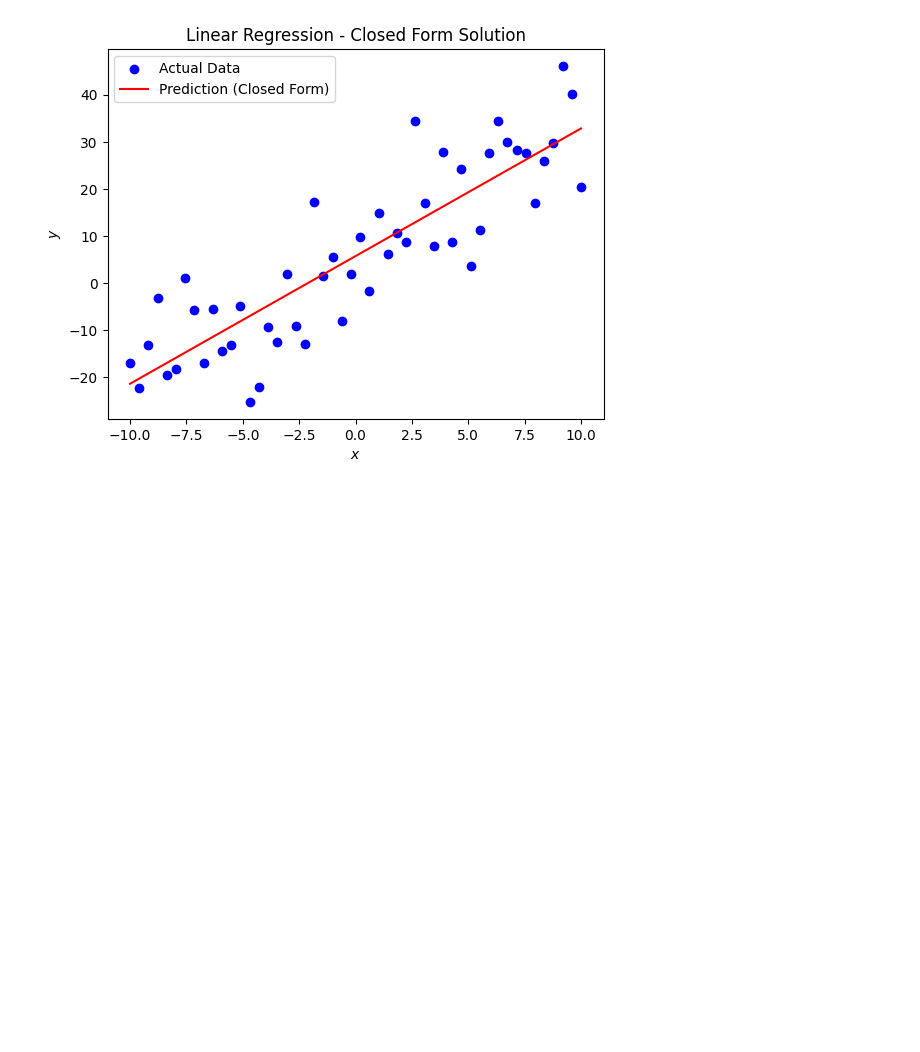
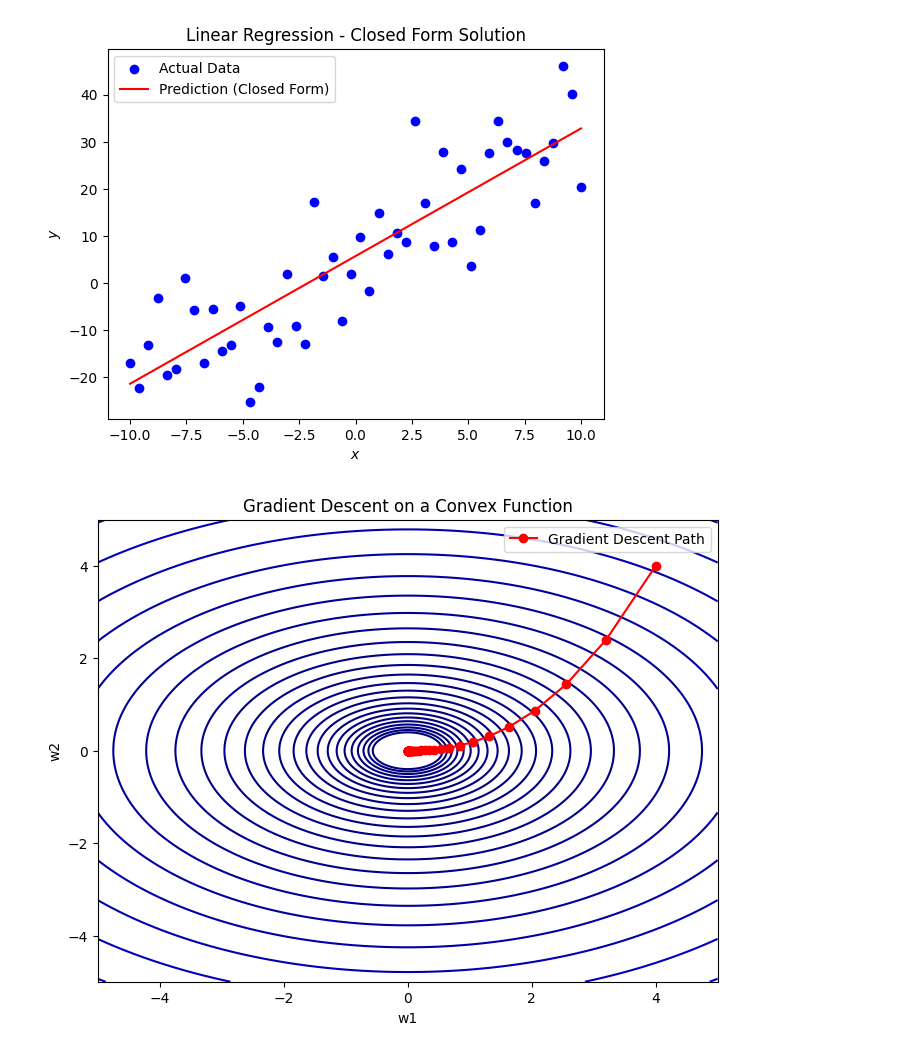
Before and after one commit to MarziehFarshid/learn1, a Jupyter notebook: Learn1.ipynb, the cells around one changed output. Saved outputs shown, nothing was run; the diff lists cells and outputs as text; code cells hidden in the pictures; blank space fills up the shorter version.

```diff
--- a/Learn1.ipynb
+++ b/Learn1.ipynb
@@ -55,3 +55,41 @@ plt.legend()
 plt.show()
 # %% [output]
 [figure]
+# %%
+def J_convex(w):
+    return w[0]**2 + 2 * w[1]**2
+
+def grad_J_convex(w):
+    return np.array([2 * w[0], 4 * w[1]])
+# %%
+def gradient_descent(grad, w_init, learning_rate=0.1, n_steps=20):
+    w = np.array(w_init)
+    path = [w.copy()]
+
+    for step in range(n_steps):
+        grad_w = grad(w)
+        w = w - learning_rate * grad_w
+        path.append(w.copy())
+
+    return np.array(path)
+# %%
+w_init = [4, 4]
+path_convex = gradient_descent(grad_J_convex, w_init, learning_rate=0.1, n_steps=50)
+
+w1_vals = np.linspace(-5, 5, 400)
+w2_vals = np.linspace(-5, 5, 400)
+W1, W2 = np.meshgrid(w1_vals, w2_vals)
+J_vals = J_convex([W1, W2])
+
+plt.figure(figsize=(8, 6))
+contour_levels = np.logspace(-0.5, 3, 35)
+plt.contour(W1, W2, J_vals, levels=contour_levels, cmap="jet")
+path_x, path_y = path_convex[:, 0], path_convex[:, 1]
+plt.plot(path_x, path_y, marker='o', color='red', label='Gradient Descent Path')
+plt.title("Gradient Descent on a Convex Function")
+plt.xlabel("w1")
+plt.ylabel("w2")
+plt.legend()
+plt.show()
+# %% [output]
+[figure, added]
```
